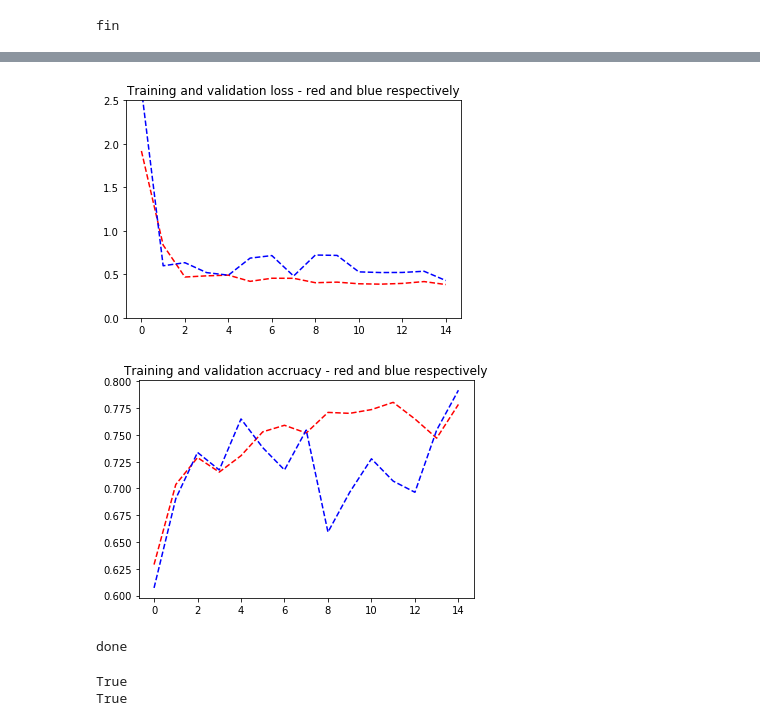
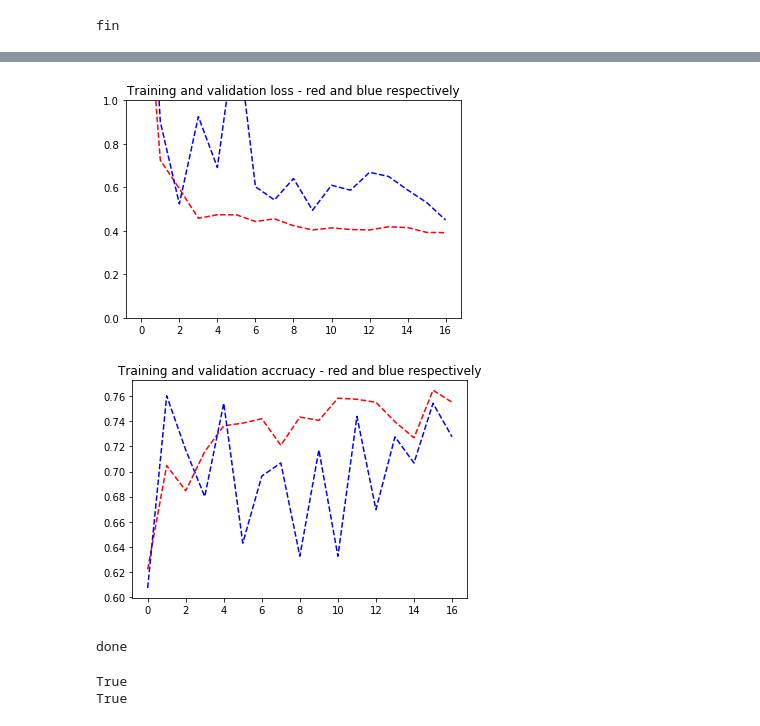
Before and after one commit to awoloshuk/IUSM, a Jupyter notebook: CellTemplate/groundTruth_example.ipynb, the cells around one changed output, grey strips where cells are left out. Cells and saved outputs as stored; diff of their text form; code cells hidden in the pictures.

```diff
--- a/CellTemplate/groundTruth_example.ipynb
+++ b/CellTemplate/groundTruth_example.ipynb
@@ -157,15 +158,17 @@ Train Epoch: 2 [160/406 (38%)] Loss: 0.230863
 Validation performance didn't improve for 25 epochs. Training stops.
 # %%
 #log_dir = 'saved/runs/GroundTruth_cellData/0530_184531/'
-saved_dir = 'saved/GroundTruth_cellData/0603_202554'
+saved_dir = 'saved/GroundTruth_cellData/0604_211916'
+#saved_dir = 'saved/GroundTruth_maxProjection/0604_202104'
+#saved_dir = 'saved/GroundTruth_sumProjection/0604_192331'
 config_saved_filename = os.path.join(saved_dir, "config.json")
 #os.system('tensorboard --logdir ' + log_dir) cannot use with google VM without paying $$$
 viewTraining.graphLoss(saved_dir) #imported from utils
 
 print('done')
 # %% [output]
-[figure, old version]
+[figure, new version]
-[figure, old version]
+[figure, new version]
 done
 # %%
 def main2(config, resume):
```
Also changed, not shown: parts of 7 cells of this notebook, 13 other files.
